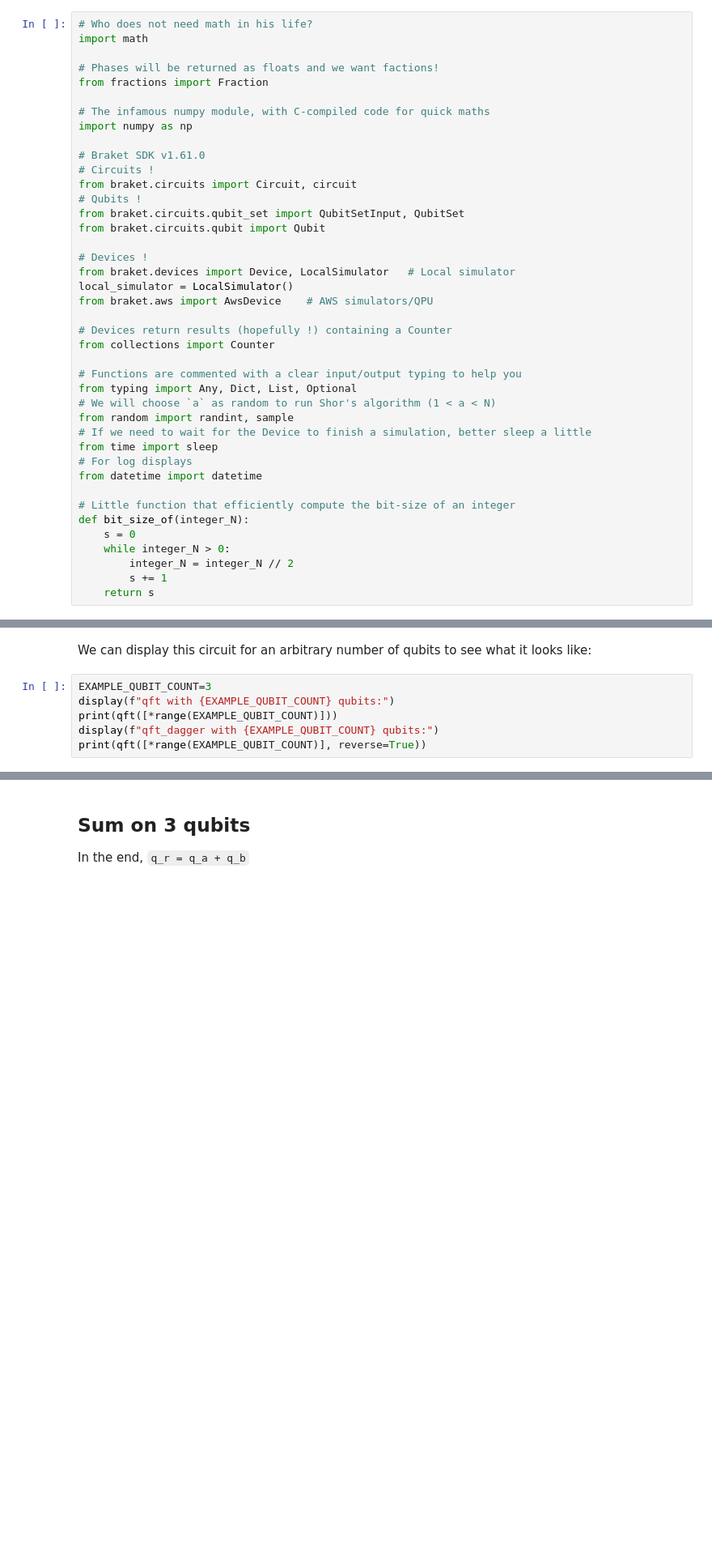
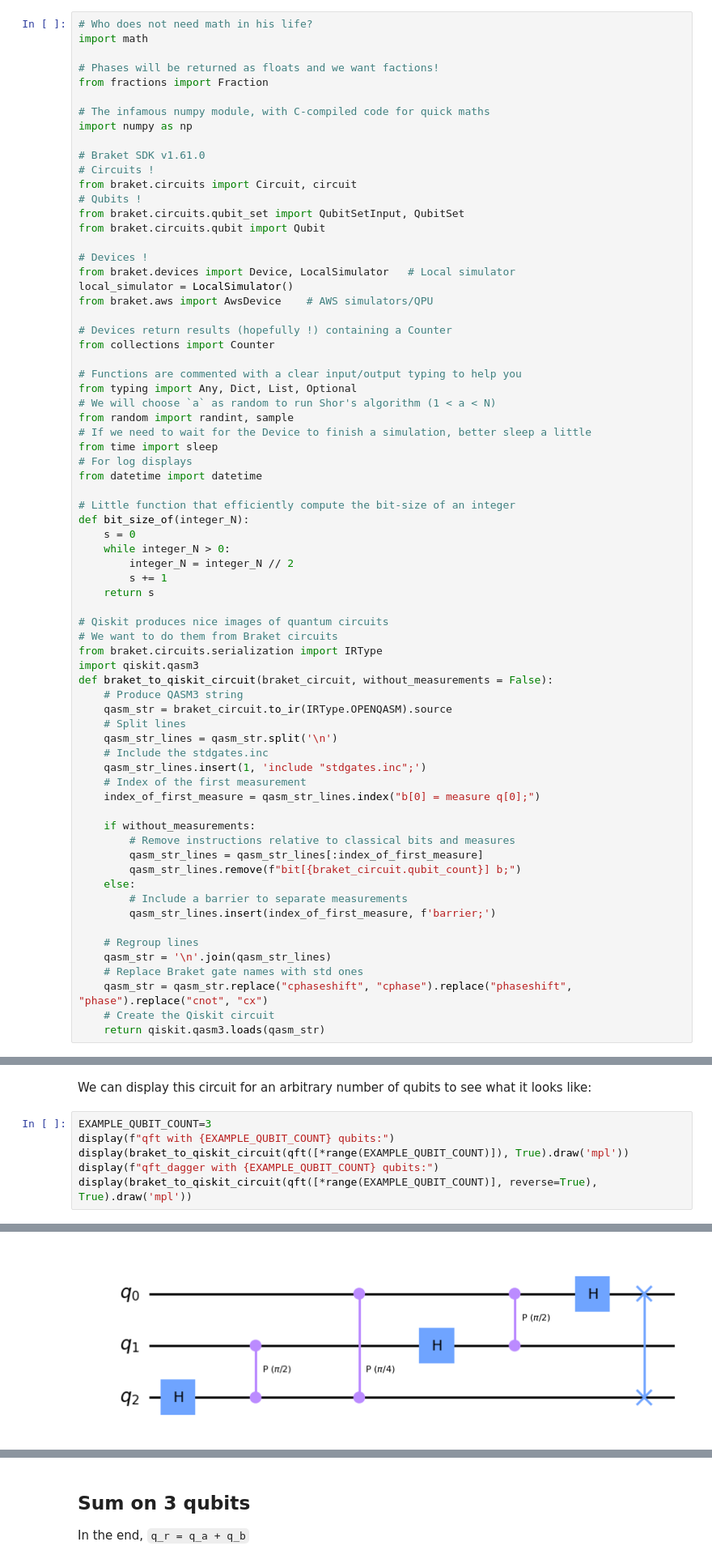
Before and after one commit to JeremieRodon/quantum-playing, a Jupyter notebook: shors-1-7n+2.ipynb, the cells around one changed output, grey strips where cells are left out. Shown at 81% size. Drawn from its saved outputs; the diff is of its cells as text; blank space fills up the shorter version.

```diff
--- a/shors-1-7n+2.ipynb
+++ b/shors-1-7n+2.ipynb
@@ -41,6 +41,35 @@ def bit_size_of(integer_N):
         integer_N = integer_N // 2
         s += 1
     return s
+
+# Qiskit produces nice images of quantum circuits
+# We want to do them from Braket circuits
+from braket.circuits.serialization import IRType
+import qiskit.qasm3
+def braket_to_qiskit_circuit(braket_circuit, without_measurements = False):
+    # Produce QASM3 string
+    qasm_str = braket_circuit.to_ir(IRType.OPENQASM).source
+    # Split lines
+    qasm_str_lines = qasm_str.split('\n')
+    # Include the stdgates.inc
+    qasm_str_lines.insert(1, 'include "stdgates.inc";')
+    # Index of the first measurement
+    index_of_first_measure = qasm_str_lines.index("b[0] = measure q[0];")
+
+    if without_measurements:
+        # Remove instructions relative to classical bits and measures
+        qasm_str_lines = qasm_str_lines[:index_of_first_measure]
+        qasm_str_lines.remove(f"bit[{braket_circuit.qubit_count}] b;")
+    else:
+        # Include a barrier to separate measurements
+        qasm_str_lines.insert(index_of_first_measure, f'barrier;')
+
+    # Regroup lines
+    qasm_str = '\n'.join(qasm_str_lines)
+    # Replace Braket gate names with std ones
+    qasm_str = qasm_str.replace("cphaseshift", "cphase").replace("phaseshift", "phase").replace("cnot", "cx")
+    # Create the Qiskit circuit
+    return qiskit.qasm3.loads(qasm_str)
 # %% [markdown]
 # Create the QFT circuit
 The Quantum Fourier Transform is the well-known circuit allowing to change a state vector from the computational basis to the Fourier basis.
@@ -103,8 +132,9 @@ We can display this circuit for an arbitrary number of qubits to see what it loo
 # %%
 EXAMPLE_QUBIT_COUNT=3
 display(f"qft with {EXAMPLE_QUBIT_COUNT} qubits:")
-print(qft([*range(EXAMPLE_QUBIT_COUNT)]))
+display(braket_to_qiskit_circuit(qft([*range(EXAMPLE_QUBIT_COUNT)]), True).draw('mpl'))
 display(f"qft_dagger with {EXAMPLE_QUBIT_COUNT} qubits:")
-print(qft([*range(EXAMPLE_QUBIT_COUNT)], reverse=True))
+display(braket_to_qiskit_circuit(qft([*range(EXAMPLE_QUBIT_COUNT)], reverse=True), True).draw('mpl'))
 # %% [output]
 'qft with 3 qubits:'
+[figure, added]
```
Also changed, not shown: parts of 9 cells of this notebook, 3 other files.
